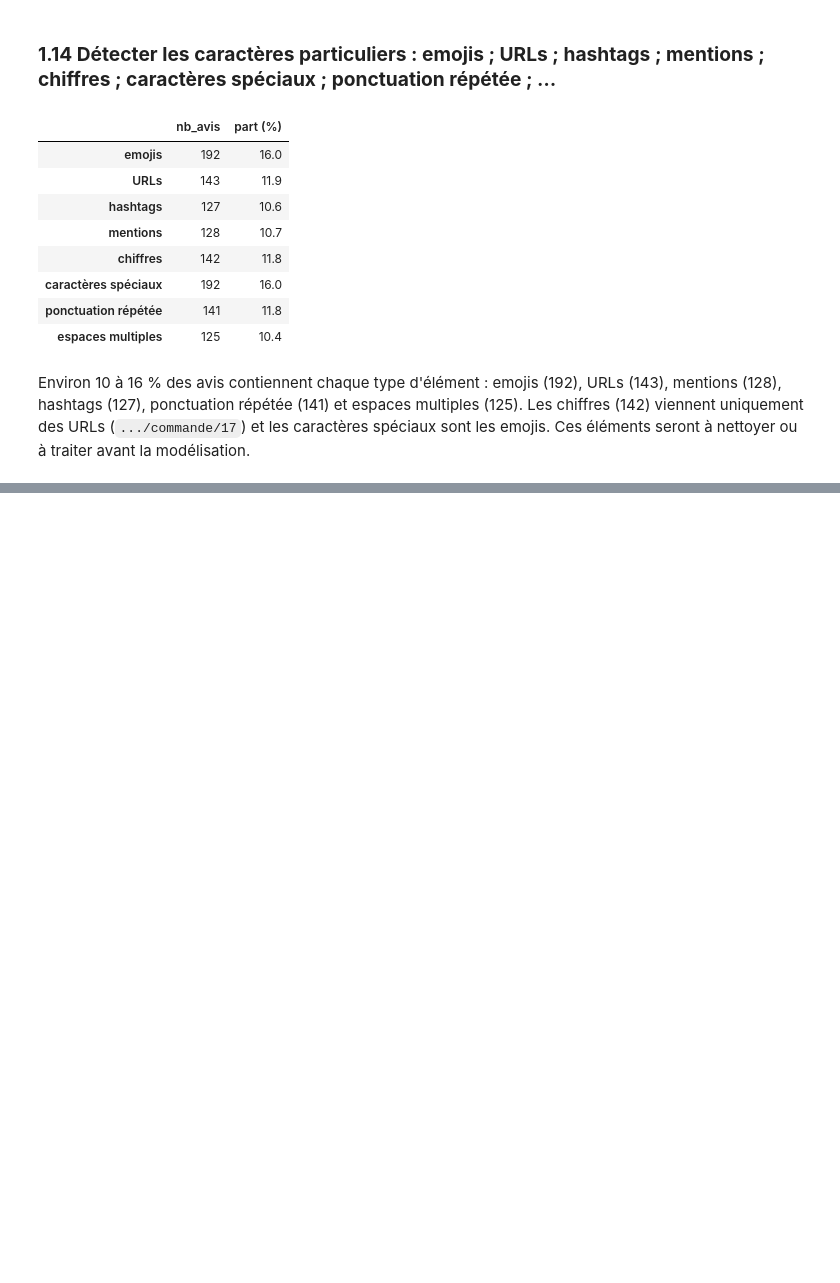
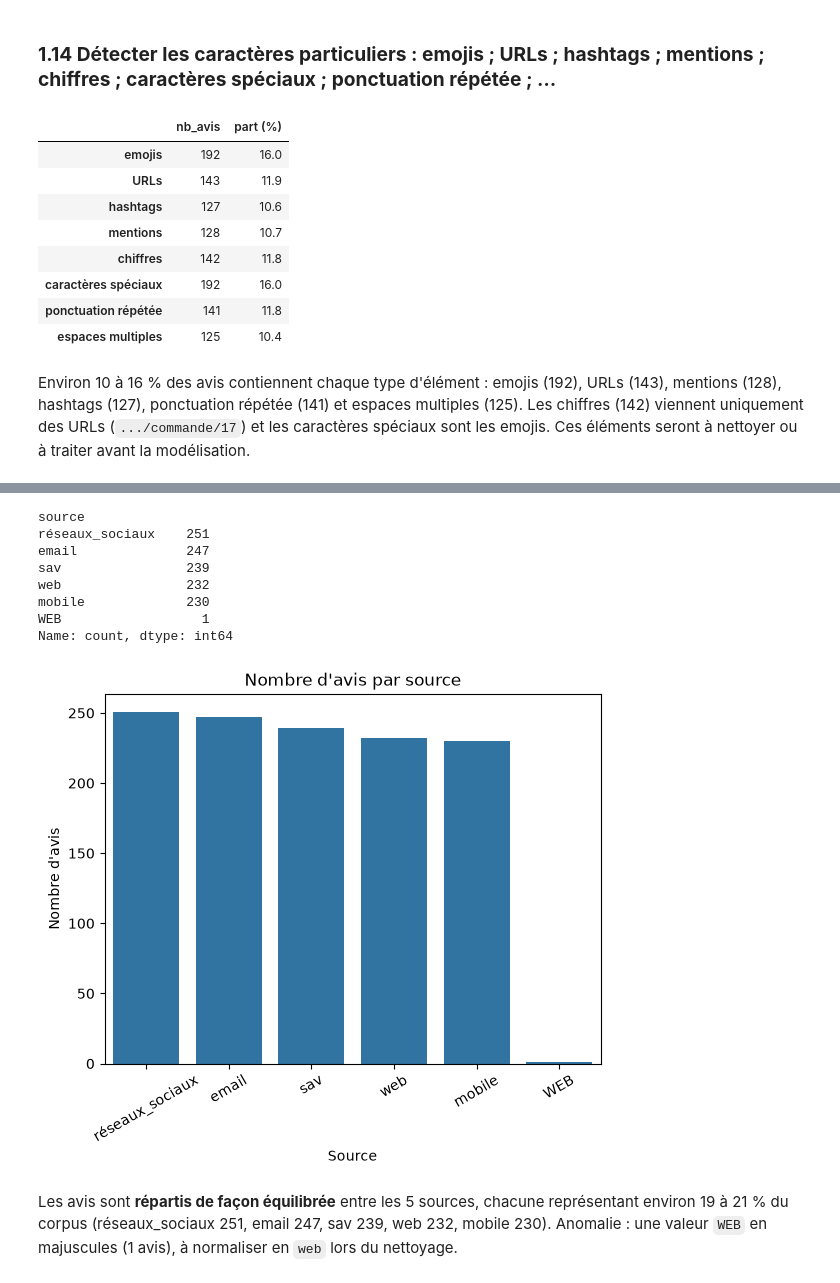
Before and after one commit to Alassanee/atelier_prepa_donnees_textuelles, a Jupyter notebook: notebooks/atelier_prepa_donnees_textuelles.ipynb, the cells around one changed output, grey strips where cells are left out. Drawn from its saved outputs; the diff is of its cells as text; code cells hidden in the pictures; blank space fills up the shorter version.

Commit message:
Visualisation et commentaire du nombre d'avis par source

```diff
--- a/notebooks/atelier_prepa_donnees_textuelles.ipynb
+++ b/notebooks/atelier_prepa_donnees_textuelles.ipynb
@@ -382,0 +394,22 @@ Environ 10 à 16 % des avis contiennent chaque type d'élément : emojis (192),
+# %%
+avis_par_source = corpus['source'].value_counts()
+print(avis_par_source)
+
+sns.barplot(x=avis_par_source.index, y=avis_par_source.values)
+plt.title("Nombre d'avis par source")
+plt.xlabel("Source")
+plt.ylabel("Nombre d'avis")
+plt.xticks(rotation=30)
+plt.show()
+# %% [output]
+source
+réseaux_sociaux    251
+email              247
+sav                239
+web                232
+mobile             230
+WEB                  1
+Name: count, dtype: int64
+[figure, added]
+# %% [markdown]
+Les avis sont **répartis de façon équilibrée** entre les 5 sources, chacune représentant environ 19 à 21 % du corpus (réseaux_sociaux 251, email 247, sav 239, web 232, mobile 230). Anomalie : une valeur `WEB` en majuscules (1 avis), à normaliser en `web` lors du nettoyage.
```
Also changed, not shown: parts of 2 cells of this notebook.
